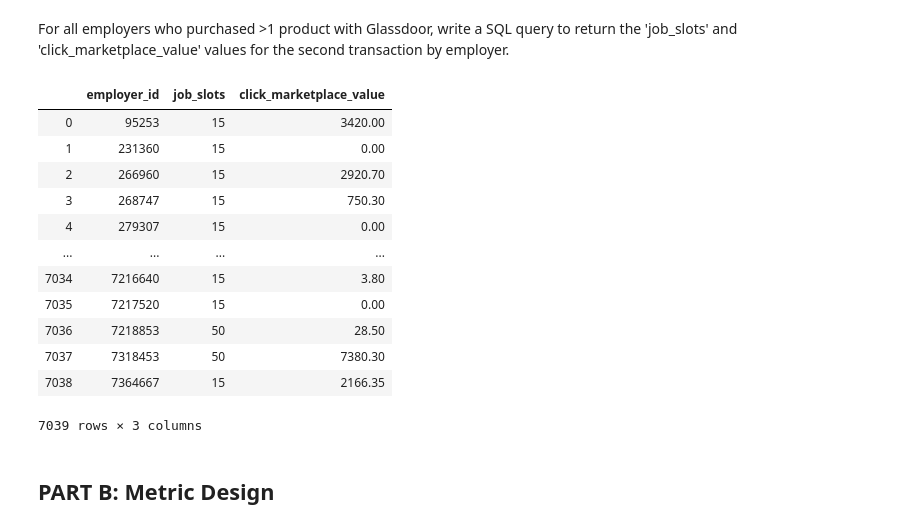
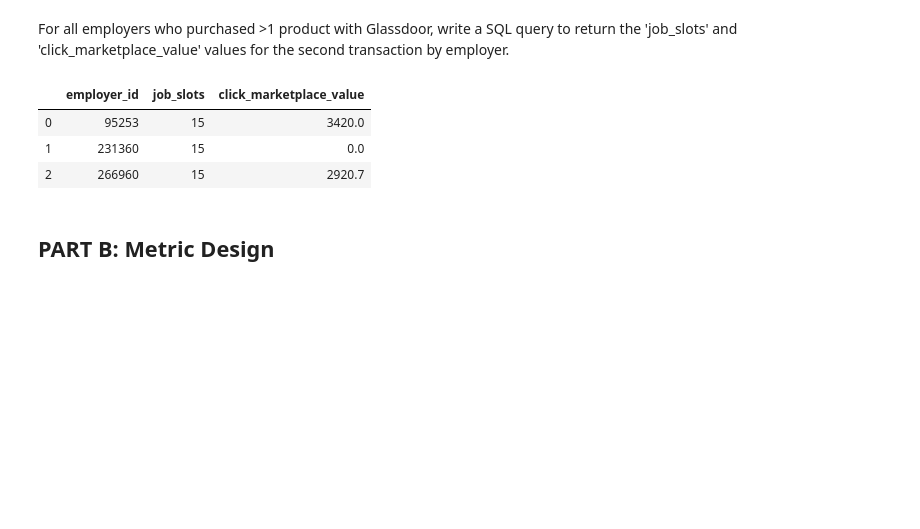
Before and after one commit to ichbinallen/pyrexwindow, a Jupyter notebook: notebooks/Assignment.ipynb, the cells around one changed output. Cells and saved outputs as stored; diff of their text form; code cells hidden in the pictures; blank space fills up the shorter version.

```diff
--- a/notebooks/Assignment.ipynb
+++ b/notebooks/Assignment.ipynb
@@ -98,43 +76,34 @@ For all employers who purchased >1 product with Glassdoor, write a SQL query to
 # %%
 q = '''
 WITH transactions AS (
     SELECT
         employer_id,
         start_date,
         job_slots,
         click_marketplace_value,
         ROW_NUMBER() OVER (
             PARTITION BY employer_id
             ORDER BY start_date
         ) AS transaction_num
     FROM
         slot_performance
 )
 SELECT
     employer_id,
     job_slots,
     click_marketplace_value
 FROM
     transactions
 WHERE
     transaction_num = 2
 '''
-ff = pd.read_sql(q, con)
-ff
+transaction2 = pd.read_sql(q, con)
+transaction2.head(3)
 # %% [output]
 |  | employer_id | job_slots | click_marketplace_value |
-| 0 | 95253 | 15 | 3420.00 |
-| 1 | 231360 | 15 | 0.00 |
-| 2 | 266960 | 15 | 2920.70 |
-| 3 | 268747 | 15 | 750.30 |
-| 4 | 279307 | 15 | 0.00 |
-| ... | ... | ... | ... |
-| 7034 | 7216640 | 15 | 3.80 |
-| 7035 | 7217520 | 15 | 0.00 |
-| 7036 | 7218853 | 50 | 28.50 |
-| 7037 | 7318453 | 50 | 7380.30 |
-| 7038 | 7364667 | 15 | 2166.35 |
+| 0 | 95253 | 15 | 3420.0 |
+| 1 | 231360 | 15 | 0.0 |
+| 2 | 266960 | 15 | 2920.7 |
-7039 rows × 3 columns
 # %% [markdown]
 ## PART B: Metric Design
 # %% [markdown]
```
Also changed, not shown: parts of 65 cells of this notebook.
